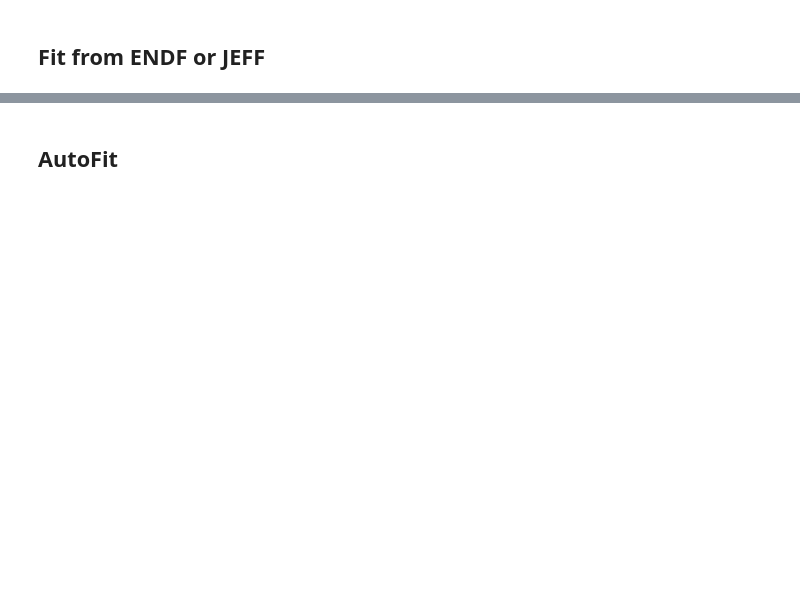
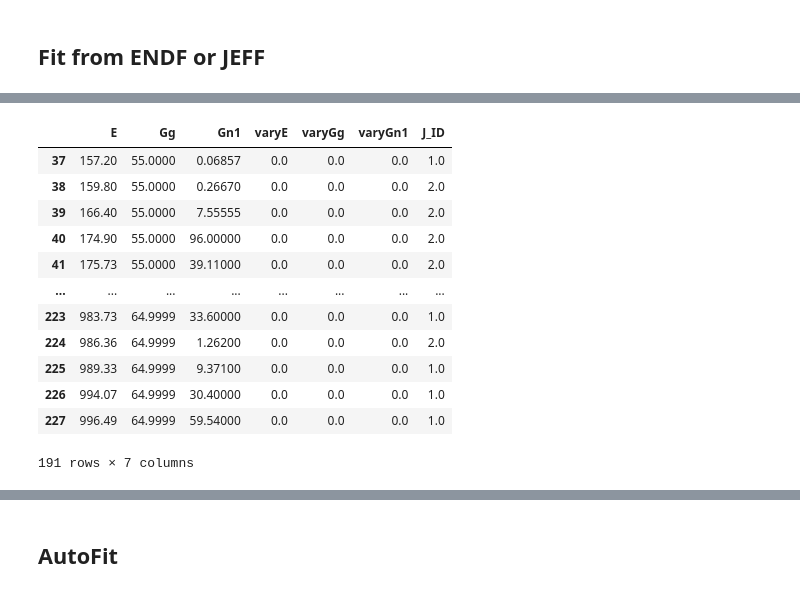
Before and after one commit to Naww137/ATARI, a Jupyter notebook: examples/Ta181_Analysis/AutoFitTa181.ipynb, the cells around one changed output, grey strips where cells are left out. Cells and saved outputs as stored; diff of their text form; code cells hidden in the pictures; blank space fills up the shorter version.

```diff
--- a/examples/Ta181_Analysis/AutoFitTa181.ipynb
+++ b/examples/Ta181_Analysis/AutoFitTa181.ipynb
@@ -447,3 +428,19 @@ jeff_parameters
+# %%
+jendl_parameters
+# %% [output]
+|  | E | Gg | Gn1 | varyE | varyGg | varyGn1 | J_ID |
+| 37 | 157.20 | 55.0000 | 0.06857 | 0.0 | 0.0 | 0.0 | 1.0 |
+| 38 | 159.80 | 55.0000 | 0.26670 | 0.0 | 0.0 | 0.0 | 2.0 |
+| 39 | 166.40 | 55.0000 | 7.55555 | 0.0 | 0.0 | 0.0 | 2.0 |
+| 40 | 174.90 | 55.0000 | 96.00000 | 0.0 | 0.0 | 0.0 | 2.0 |
+| 41 | 175.73 | 55.0000 | 39.11000 | 0.0 | 0.0 | 0.0 | 2.0 |
+| ... | ... | ... | ... | ... | ... | ... | ... |
+| 223 | 983.73 | 64.9999 | 33.60000 | 0.0 | 0.0 | 0.0 | 1.0 |
+| 224 | 986.36 | 64.9999 | 1.26200 | 0.0 | 0.0 | 0.0 | 2.0 |
+| 225 | 989.33 | 64.9999 | 9.37100 | 0.0 | 0.0 | 0.0 | 1.0 |
+| 226 | 994.07 | 64.9999 | 30.40000 | 0.0 | 0.0 | 0.0 | 1.0 |
+| 227 | 996.49 | 64.9999 | 59.54000 | 0.0 | 0.0 | 0.0 | 1.0 |
+191 rows × 7 columns
 # %%
 # jeff_parameters.drop(index = 48, inplace=True)
 # jeff_parameters.drop(index = 49, inplace=True)
```
Also changed, not shown: parts of 25 cells of this notebook, 3 other files.
